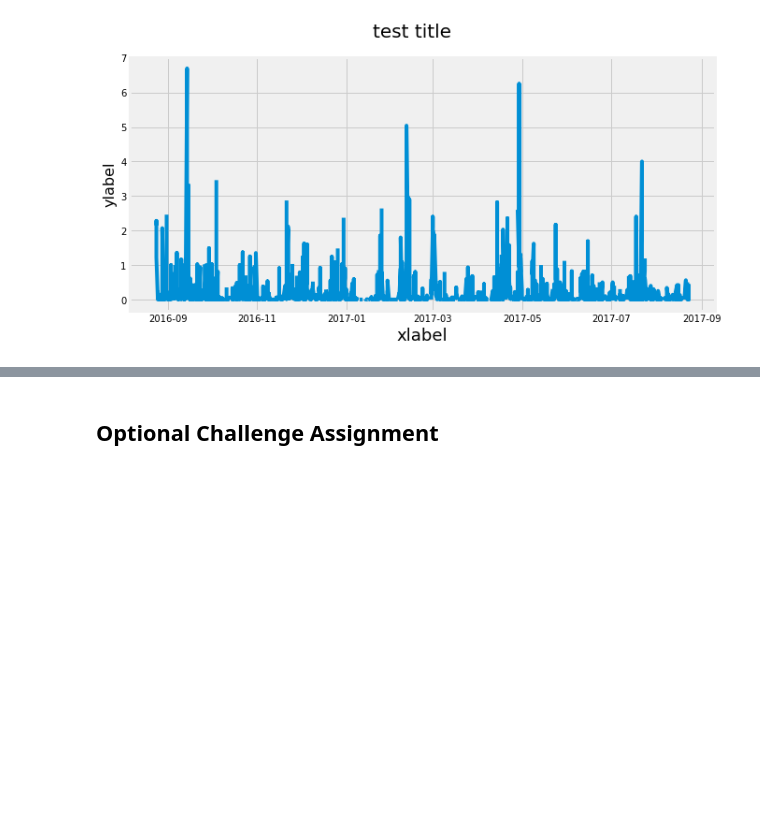
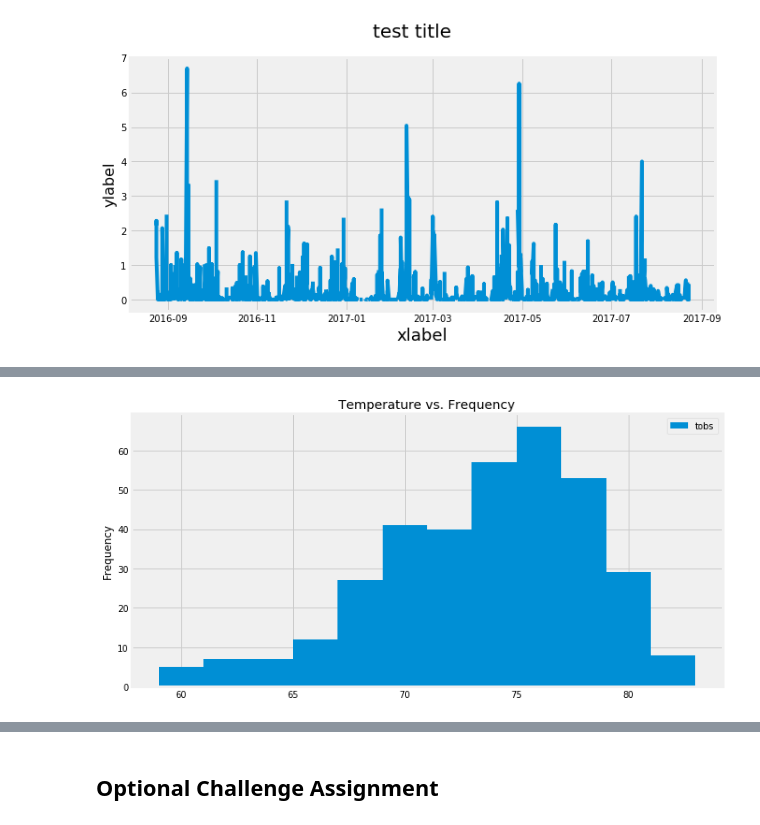
Before and after one commit to EJohnson7/SQLchemy, a Jupyter notebook: climate_starter.ipynb, the cells around one changed output, grey strips where cells are left out. Cells and saved outputs as stored; diff of their text form; code cells hidden in the pictures; blank space fills up the shorter version.

```diff
--- a/climate_starter.ipynb
+++ b/climate_starter.ipynb
@@ -102,0 +148,4 @@ prec_df.describe()
+# %%
+temperature_observations = session.query( Measurement.tobs).filter(Measurement.date >= y_ago).filter(Measurement.station == most_temps_station).all()
+temperature_observations = pd.DataFrame(temperature_observations, columns=['tobs'])
+temperature_observations.head()
@@ -103,3 +159,10 @@ prec_df.describe()
+# %%
+temperature_observations.plot.hist(bins=12, title="Temperature vs. Frequency")
+plt.tight_layout()
+plt.savefig("Images/TemperaturevsFrequency.png")
+plt.show()
+# %% [output]
+[figure, added]
 # %% [markdown]
 ![precipitation](Images/station-histogram.png)
 # %%
```
Also changed, not shown: parts of 14 cells of this notebook, 2 other files.
